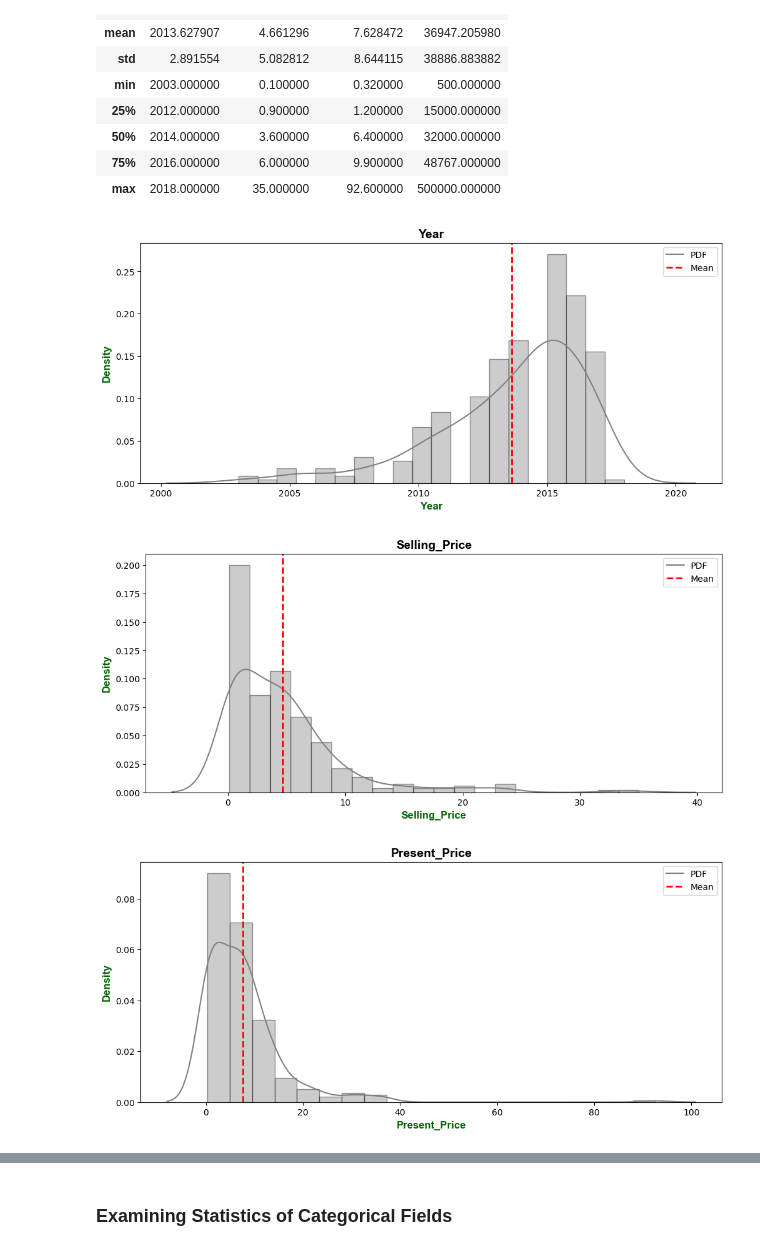
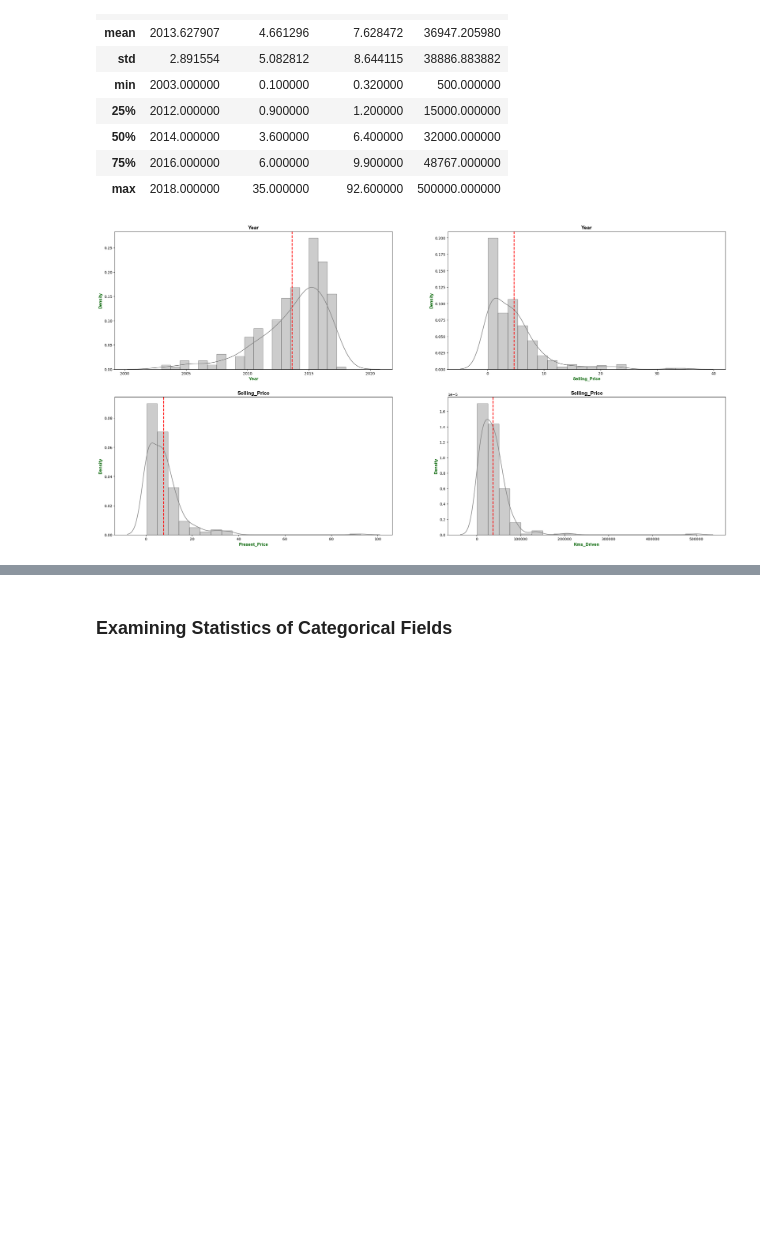
Before and after one commit to mamishere/Car-Dataset, a Jupyter notebook: Car-Dataset.ipynb, the cells around one changed output, grey strips where cells are left out. Saved outputs shown, nothing was run; the diff lists cells and outputs as text; code cells hidden in the pictures; blank space fills up the shorter version.

```diff
--- a/Car-Dataset.ipynb
+++ b/Car-Dataset.ipynb
@@ -119,18 +281,3 @@ dtypes: float64(2), int64(3), object(4)
 memory usage: 21.3+ KB
 # %% [markdown]
 ### Examining Number of Unique Values
-# %%
-unique_values_df = pd.DataFrame(columns = ["Field_Name", "Unique_Values_Num"])
-
-columns_list = []
-unique_values_num = []
-
-for column in df.columns:
-
-    columns_list += [column]
-    unique_values_num += [df[column].nunique()]
-
-unique_values_df["Field_Name"] = columns_list
-unique_values_df["Unique_Values_Num"] = unique_values_num
-
-unique_values_df
@@ -194,20 +343,28 @@ df[num_f].describe()
 # %%
 title_font = {"family" : "arial", "color" : "k", "weight" : "bold", "size" : 14}
 axes_font = {"family" : "arial", "color" : "darkgreen", "weight" : "bold", "size" : 12}
 
+figure, axis = plt.subplots(2, 2, figsize = (30, 15))
+
+i = 0
+j = 0
+
 for field in num_f:
 
-    fig, ax = plt.subplots(figsize = (12, 5))
+    sns.distplot(df[field], kde = True, bins = 20, color = "gray", hist_kws = dict(linewidth = 1, edgecolor = "k"), ax = axis[i, j])
+    axis[i, j].axvline(df[field].mean(), color = "r", ls = "--", lw = 2)
 
-    sns.distplot(df[field], kde = True, bins = 20, color = "gray", hist_kws = dict(linewidth = 1, edgecolor = "k"), ax = ax)
-    ax.axvline(df[field].mean(), color = "r", ls = "--", lw = 2)
+    axis[i, j].set_title(num_f[i], fontdict = title_font)
+    axis[i, j].set_xlabel(field, fontdict = axes_font)
+    axis[i, j].set_ylabel("Density", fontdict = axes_font)
 
-    ax.legend(["PDF", "Mean"])
+    if ((j + 1) % 2) != 0:
+        j += 1
 
-    plt.title(field, fontdict = title_font)
-    plt.xlabel(field, fontdict = axes_font)
-    plt.ylabel("Density", fontdict = axes_font)
+    else:
+        j = 0
+        i += 1
+
+plt.show()
 # %% [output]
-[figure, old version]
+[figure, new version]
-[figure, removed]
-[figure, removed]
```
Also changed, not shown: parts of 23 cells of this notebook.
